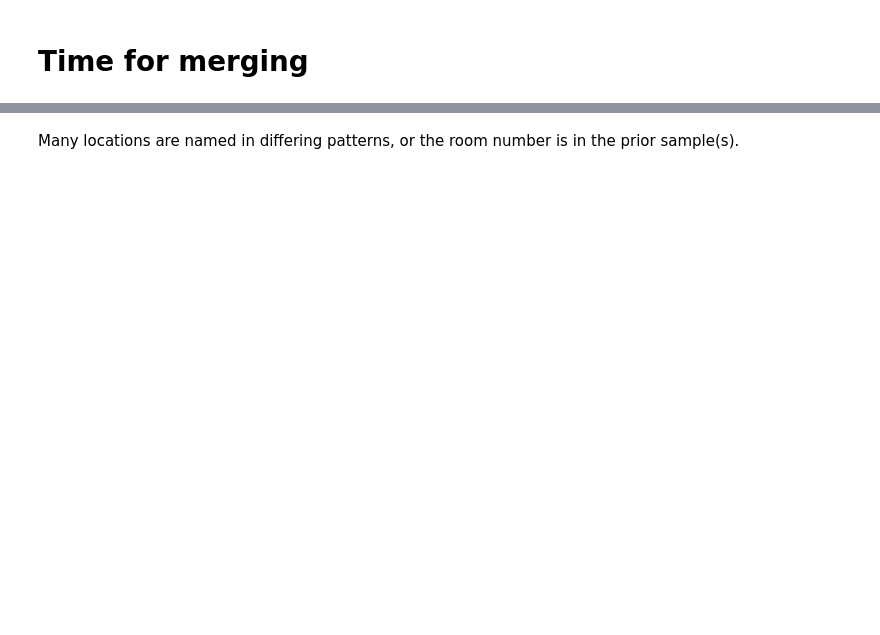
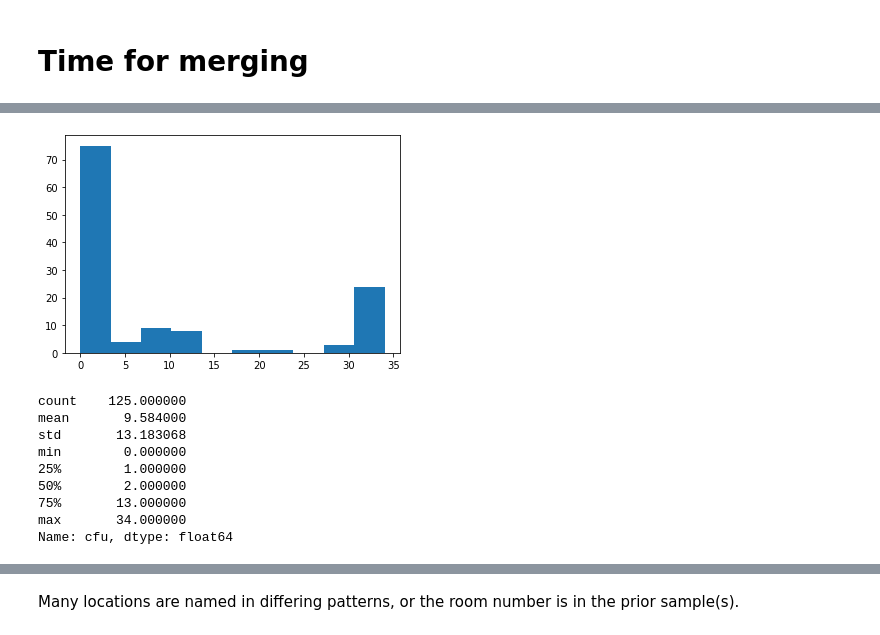
Before and after one commit to jamesclay06/Springboard, a Jupyter notebook: ViableSamplingProject/ViableAirSampling.ipynb, the cells around one changed output, grey strips where cells are left out. Drawn from its saved outputs; the diff is of its cells as text; code cells hidden in the pictures; blank space fills up the shorter version.

```diff
--- a/ViableSamplingProject/ViableAirSampling.ipynb
+++ b/ViableSamplingProject/ViableAirSampling.ipynb
@@ -341,0 +548,16 @@ df_all.isnull().sum()
+# %%
+#looking at data
+plt.hist(df1['cfu'])
+plt.show()
+df1.cfu.describe()
+# %% [output]
+[figure, added]
+count    125.000000
+mean       9.584000
+std       13.183068
+min        0.000000
+25%        1.000000
+50%        2.000000
+75%       13.000000
+max       34.000000
+Name: cfu, dtype: float64
```
Also changed, not shown: parts of 53 cells of this notebook.
